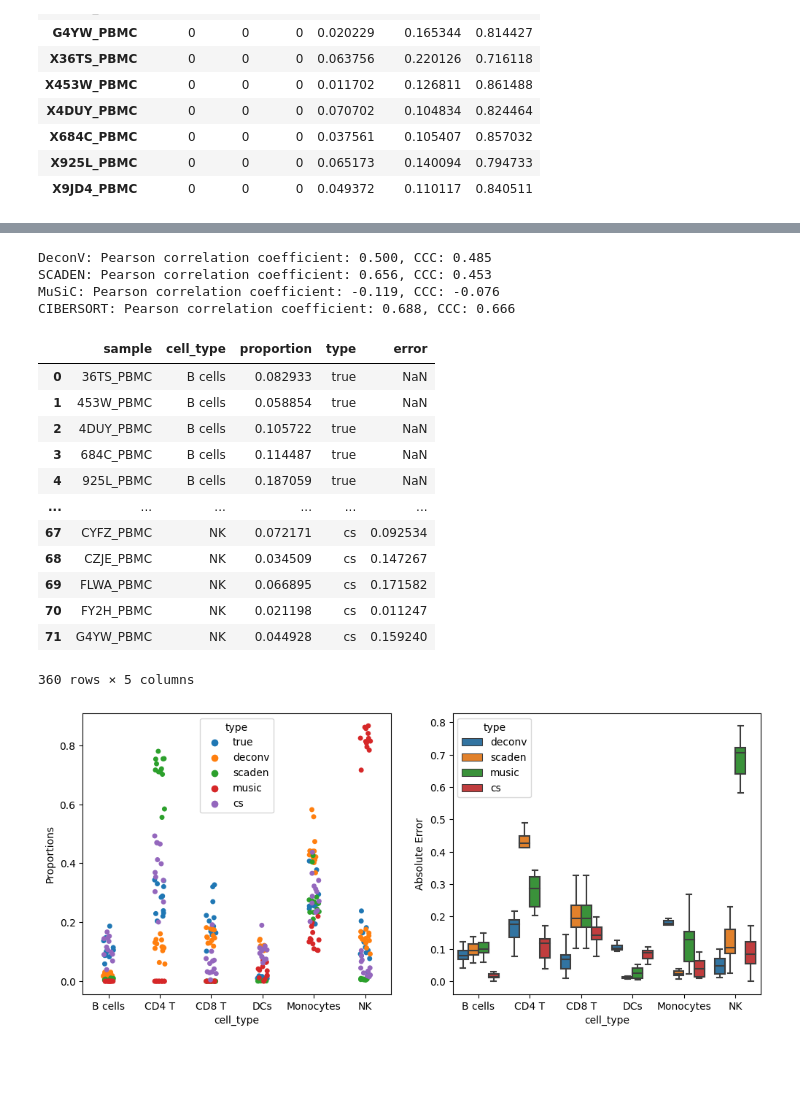
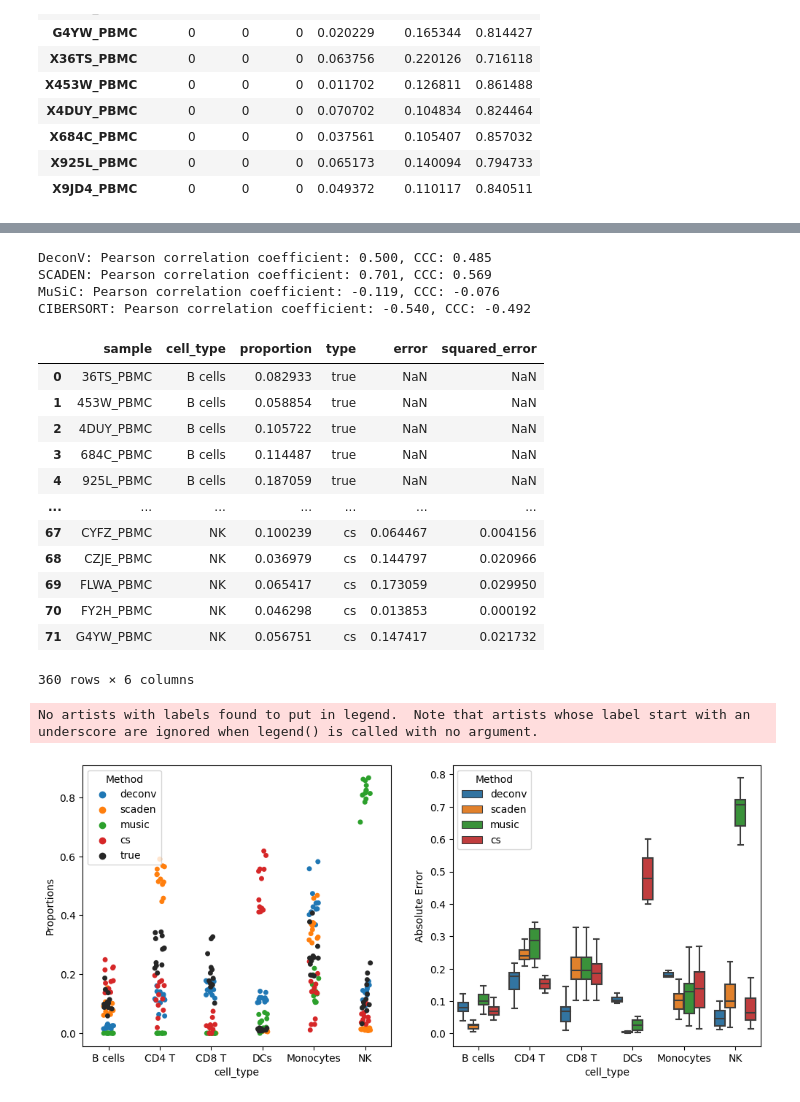
Before and after one commit to lutrarutra/deconv, a Jupyter notebook: benchmarks/pbmc_comparison.ipynb, the cells around one changed output, grey strips where cells are left out. Cells and saved outputs as stored; diff of their text form; code cells hidden in the pictures; blank space fills up the shorter version.

```diff
--- a/benchmarks/pbmc_comparison.ipynb
+++ b/benchmarks/pbmc_comparison.ipynb
@@ -28,7 +28,7 @@ true_proportions
 | FY2H_PBMC | 0.087813 | 0.239368 | 0.215721 | 0.016971 | 0.407682 | 0.032445 |
 | G4YW_PBMC | 0.087500 | 0.284971 | 0.156894 | 0.009567 | 0.256901 | 0.204167 |
 # %%
-cs_proportions = pd.read_table("3rd-party/cibersort/pbmc/cibersort_proportions_s.txt", index_col=0)
+cs_proportions = pd.read_table("3rd-party/cibersort/pbmc/cibersort_proportions.txt", index_col=0)
 cs_proportions = cs_proportions.iloc[:, :-3]
 cs_proportions = cs_proportions.sort_index(axis="columns").sort_index(axis="rows")
 cs_proportions.index.name = None
@@ -151,9 +151,9 @@ print("MuSiC: Pearson correlation coefficient: {:.3f}, CCC: {:.3f}".format(p_mus
 print("CIBERSORT: Pearson correlation coefficient: {:.3f}, CCC: {:.3f}".format(p_cs, ccc_cs))
 # %% [output]
 DeconV: Pearson correlation coefficient: 0.500, CCC: 0.485
-SCADEN: Pearson correlation coefficient: 0.656, CCC: 0.453
+SCADEN: Pearson correlation coefficient: 0.701, CCC: 0.569
 MuSiC: Pearson correlation coefficient: -0.119, CCC: -0.076
-CIBERSORT: Pearson correlation coefficient: 0.688, CCC: 0.666
+CIBERSORT: Pearson correlation coefficient: -0.540, CCC: -0.492
 # %%
 df = true_proportions.reset_index().melt(id_vars="index")
 df.rename(columns={"index": "sample", "value": "proportion", "variable":"cell_type"}, inplace=True)
@@ -164,49 +164,66 @@ melt["deconv_error"] = abs(melt["deconv"] - melt["true"])
 melt["scaden_error"] = abs(melt["scaden"] - melt["true"])
 melt["music_error"] = abs(melt["music"] - melt["true"])
 melt["cs_error"] = abs(melt["cs"] - melt["true"])
+melt["deconv_squared_error"] = melt["deconv_error"]**2
+melt["scaden_squared_error"] = melt["scaden_error"]**2
+melt["music_squared_error"] = melt["music_error"]**2
+melt["cs_squared_error"] = melt["cs_error"]**2
 
-temp = melt[["sample", "cell_type", "deconv", "deconv_error"]].rename(columns={"deconv": "proportion", "deconv_error": "error"})
+temp = melt[["sample", "cell_type", "deconv", "deconv_error", "deconv_squared_error"]].rename(
+    columns={"deconv": "proportion", "deconv_error": "error", "deconv_squared_error": "squared_error"}
+)
 temp["type"] = "deconv"
 df = pd.concat([df, temp])
 
-temp = melt[["sample", "cell_type", "scaden", "scaden_error"]].rename(columns={"scaden": "proportion", "scaden_error": "error"})
+temp = melt[["sample", "cell_type", "scaden", "scaden_error", "scaden_squared_error"]].rename(
+    columns={"scaden": "proportion", "scaden_error": "error", "scaden_squared_error": "squared_error"}
+)
 temp["type"] = "scaden"
 df = pd.concat([df, temp])
 
-temp = melt[["sample", "cell_type", "music", "music_error"]].rename(columns={"music": "proportion", "music_error": "error"})
+temp = melt[["sample", "cell_type", "music", "music_error", "music_squared_error"]].rename(
+    columns={"music": "proportion", "music_error": "error", "music_squared_error": "squared_error"}
+)
 temp["type"] = "music"
 df = pd.concat([df, temp])
 
-temp = melt[["sample", "cell_type", "cs", "cs_error"]].rename(columns={"cs": "proportion", "cs_error": "error"})
+temp = melt[["sample", "cell_type", "cs", "cs_error", "cs_squared_error"]].rename(
+    columns={"cs": "proportion", "cs_error": "error", "cs_squared_error": "squared_error"}
+)
 temp["type"] = "cs"
 df = pd.concat([df, temp])
 
 df
 # %% [output]
-|  | sample | cell_type | proportion | type | error |
-| 0 | 36TS_PBMC | B cells | 0.082933 | true | NaN |
-| 1 | 453W_PBMC | B cells | 0.058854 | true | NaN |
-| 2 | 4DUY_PBMC | B cells | 0.105722 | true | NaN |
-| 3 | 684C_PBMC | B cells | 0.114487 | true | NaN |
-| 4 | 925L_PBMC | B cells | 0.187059 | true | NaN |
-| ... | ... | ... | ... | ... | ... |
-| 67 | CYFZ_PBMC | NK | 0.072171 | cs | 0.092534 |
-| 68 | CZJE_PBMC | NK | 0.034509 | cs | 0.147267 |
-| 69 | FLWA_PBMC | NK | 0.066895 | cs | 0.171582 |
-| 70 | FY2H_PBMC | NK | 0.021198 | cs | 0.011247 |
-| 71 | G4YW_PBMC | NK | 0.044928 | cs | 0.159240 |
+|  | sample | cell_type | proportion | type | error | squared_error |
+| 0 | 36TS_PBMC | B cells | 0.082933 | true | NaN | NaN |
+| 1 | 453W_PBMC | B cells | 0.058854 | true | NaN | NaN |
+| 2 | 4DUY_PBMC | B cells | 0.105722 | true | NaN | NaN |
+| 3 | 684C_PBMC | B cells | 0.114487 | true | NaN | NaN |
+| 4 | 925L_PBMC | B cells | 0.187059 | true | NaN | NaN |
+| ... | ... | ... | ... | ... | ... | ... |
+| 67 | CYFZ_PBMC | NK | 0.100239 | cs | 0.064467 | 0.004156 |
+| 68 | CZJE_PBMC | NK | 0.036979 | cs | 0.144797 | 0.020966 |
+| 69 | FLWA_PBMC | NK | 0.065417 | cs | 0.173059 | 0.029950 |
+| 70 | FY2H_PBMC | NK | 0.046298 | cs | 0.013853 | 0.000192 |
+| 71 | G4YW_PBMC | NK | 0.056751 | cs | 0.147417 | 0.021732 |
-360 rows × 5 columns
+360 rows × 6 columns
 # %%
 f, ax = plt.subplots(1,2, figsize=(12,5), dpi=100)
 
-sns.stripplot(data=df, x="cell_type", y="proportion", hue="type", ax=ax[0])
+sns.stripplot(data=df[df["type"] != "true"], x="cell_type", y="proportion", hue="type", ax=ax[0])
+sns.stripplot(data=df[df["type"] == "true"], x="cell_type", y="proportion", hue="type", ax=ax[0], color=".25")
+plt.legend(title="Method")
 # sns.violinplot(data=df, x="cell_type", y="proportion", hue="type", ax=ax[0], showfliers=False, split=True)
 sns.boxplot(data=df[df["type"] != "true"], x="cell_type", y="error", hue="type", ax=ax[1], showfliers=False)
 # sns.swarmplot(data=df[df["type"] != "true"], x="cell_type", y="error", hue="type", ax=ax[1])
 # sns.violinplot(data=melt, x="cell_type", y="dist", ax=ax[1], showfliers=True)
 ax[0].set_ylabel("Proportions")
 ax[1].set_ylabel("Absolute Error")
+ax[0].get_legend().set_title("Method")
+ax[1].get_legend().set_title("Method")
 # l = plt.legend(bbox_to_anchor=(1.05, 1), loc=2, borderaxespad=0.)
 plt.show()
 # %% [output]
+No artists with labels found to put in legend.  Note that artists whose label start with an underscore are ignored when legend() is called with no argument.
-[figure, old version]
+[figure, new version]
```
Also changed, not shown: parts of 8 cells of this notebook, 6 other files.
